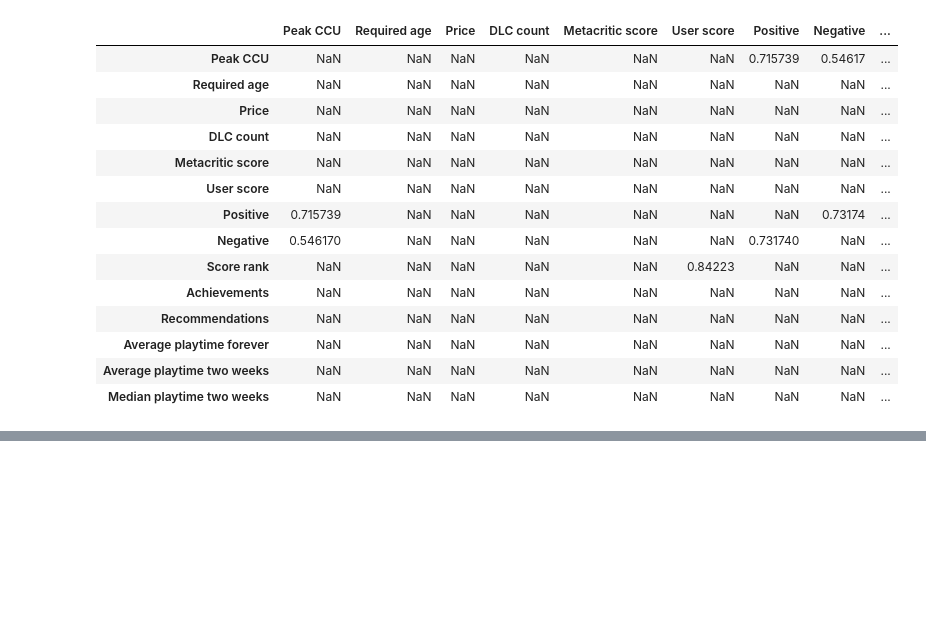
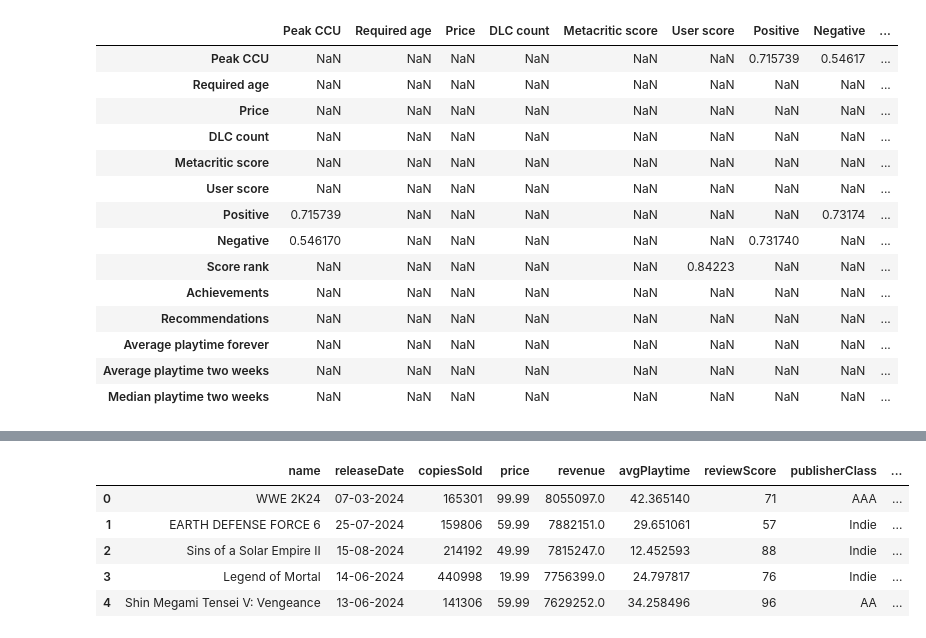
Before and after one commit to adamledet/itds-project-2025, a Jupyter notebook: Data_Science_Project.ipynb, the cells around one changed output, grey strips where cells are left out. Saved outputs shown, nothing was run; the diff lists cells and outputs as text; code cells hidden in the pictures; blank space fills up the shorter version.

```diff
--- a/Data_Science_Project.ipynb
+++ b/Data_Science_Project.ipynb
@@ -137,0 +247,13 @@ ValueError: could not convert string to float: 'Demo Middle-earth™: Shadow of
+# %%
+# df_3 is a new dataset I found and from which I may be able to gleam interesting data
+! kaggle datasets download 'alicemtopcu/top-1500-games-on-steam-by-revenue-09-09-2024' # Steam games complete dataset
+! unzip /content/top-1500-games-on-steam-by-revenue-09-09-2024.zip -d d3
+df_3 = pd.read_csv("/content/d3/Steam_2024_bestRevenue_1500.csv")
+df_3.head()
+# %% [output]
+|  | name | releaseDate | copiesSold | price | revenue | avgPlaytime | reviewScore | publisherClass | ... |
+| 0 | WWE 2K24 | 07-03-2024 | 165301 | 99.99 | 8055097.0 | 42.365140 | 71 | AAA | ... |
+| 1 | EARTH DEFENSE FORCE 6 | 25-07-2024 | 159806 | 59.99 | 7882151.0 | 29.651061 | 57 | Indie | ... |
+| 2 | Sins of a Solar Empire II | 15-08-2024 | 214192 | 49.99 | 7815247.0 | 12.452593 | 88 | Indie | ... |
+| 3 | Legend of Mortal | 14-06-2024 | 440998 | 19.99 | 7756399.0 | 24.797817 | 76 | Indie | ... |
+| 4 | Shin Megami Tensei V: Vengeance | 13-06-2024 | 141306 | 59.99 | 7629252.0 | 34.258496 | 96 | AA | ... |
```
Also changed, not shown: parts of 16 cells of this notebook, 1 other file.
